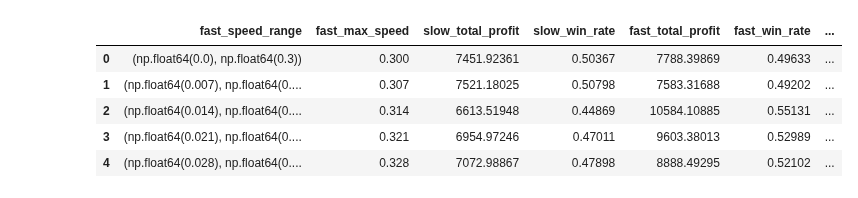
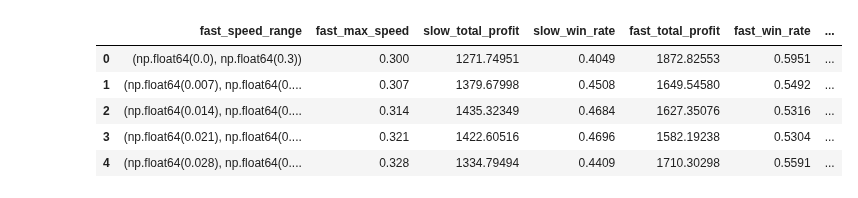
Before and after one commit to krzhang/camcos, a Jupyter notebook: simulations/builder_auctions/grid_strategy_speeds.ipynb, the cells around one changed output. Drawn from its saved outputs; the diff is of its cells as text; code cells hidden in the pictures.

```diff
--- a/simulations/builder_auctions/grid_strategy_speeds.ipynb
+++ b/simulations/builder_auctions/grid_strategy_speeds.ipynb
@@ -19,18 +19,29 @@ from player import RangePlayer
 EPSILON = 0.00001
 
 slow_speed = (0.0, 0.4)
-slow_mean = 0.9
+slow_mean = 0.7
 fast_mean = 0.7  # fixed to isolate speed effect
 
 starts = np.linspace(0, 0.7, 100)
 fast_speed_ranges = [(round(start, 3), round(start + 0.3, 3)) for start in starts]
 
-num_slow = 5
-num_fast = 5
-num_rounds = 216000
+num_slow = 1
+num_fast = 1
+num_rounds = 10000
 bid_range_width = 0.1
 # %%
 # --- Run Simulations ---
+
+def safe_divide(a, b):
+    return a / (b + 1e-9)
+
+def compute_profits(player_ids, profits, submit_bys, cutoff_time, winner):
+    for pid in player_ids:
+        if submit_bys[pid] < cutoff_time:
+            if winner and pid == winner[0]:
+                profits.append(winner[2])
+            else:
+                profits.append(0.0)
 
 results = []
 
@@ -39,10 +50,10 @@ for fast_speed in fast_speed_ranges:
 
     # Create slow (non-reactive) players
     for i in range(num_slow):
-        speed = (
-            random.uniform(*slow_speed),
-            random.uniform(*slow_speed)
-        )
+        lo = random.uniform(*slow_speed)
+        hi = random.uniform(*slow_speed)
+        speed = (min(lo, hi), max(lo, hi))
+
         bid_range = (
             slow_mean,
             bid_range_width
@@ -51,10 +62,9 @@ for fast_speed in fast_speed_ranges:
 
     # Create fast (reactive) players
     for i in range(num_slow, num_slow + num_fast):
-        speed = (
-            random.uniform(*fast_speed),
-            random.uniform(*fast_speed)
-        )
+        lo = random.uniform(*fast_speed)
+        hi = random.uniform(*fast_speed)
+        speed = (min(lo, hi), max(lo, hi))
         bid_range = (
             fast_mean,
             bid_range_width
@@ -74,22 +84,9 @@ for fast_speed in fast_speed_ranges:
         cutoff_time = r["cutoff_time"]
         submit_bys = r["submit_bys"]
         winner = r["winner"]
-        winning_id = winner[0] if winner else None
 
-        for pid in fast_ids:
-            if submit_bys[pid] < cutoff_time:
-                if pid == winning_id:
-                    fast_profits.append(winner[2])  # actual profit
-                else:
-                    fast_profits.append(0.0)  # submitted but lost
-            # skip if bid was late (missed cutoff)
-
-        for pid in slow_ids:
-            if submit_bys[pid] < cutoff_time:
-                if pid == winning_id:
-                    slow_profits.append(winner[2])
-                else:
-                    slow_profits.append(0.0)
+        compute_profits(fast_ids, fast_profits, submit_bys, cutoff_time, winner)
+        compute_profits(slow_ids, slow_profits, submit_bys, cutoff_time, winner)
 
 
     fast_wins = sum(1 for r in round_results
@@ -103,39 +100,46 @@ for fast_speed in fast_speed_ranges:
 
     total_fast_bids = total_fast_missed = total_slow_bids = total_slow_missed = 0
     for r in round_results:
         cutoff = r["cutoff_time"]
         submit_bys = r["submit_bys"]
         for pid in fast_ids:
             if submit_bys[pid] >= cutoff:
                 total_fast_missed += 1
             total_fast_bids += 1
         for pid in slow_ids:
             if submit_bys[pid] >= cutoff:
                 total_slow_missed += 1
             total_slow_bids += 1
 
+    fast_valid_bids = total_fast_bids - total_fast_missed
+    slow_valid_bids = total_slow_bids - total_slow_missed
+
     results.append({
         "fast_speed_range": fast_speed,
         "fast_max_speed": fast_speed[1],
         "slow_total_profit": round(sum(slow_profits), 5),
         "slow_win_rate": round(slow_wins / num_rounds, 5),
         "fast_total_profit": round(sum(fast_profits), 5),
         "fast_win_rate": round(fast_wins / num_rounds, 5),
         "fast_miss_rate": round(total_fast_missed / total_fast_bids, 5),
-        "slow_miss_rate": round(total_slow_missed / total_slow_bids, 5)
+        "slow_miss_rate": round(total_slow_missed / total_slow_bids, 5),
+        "fast_avg_profit_per_bid": round(safe_divide(sum(fast_profits), fast_valid_bids), 5),
+        "slow_avg_profit_per_bid": round(safe_divide(sum(slow_profits), slow_valid_bids), 5),
+        "fast_avg_profit_per_win": round(safe_divide(sum(fast_profits), fast_wins), 5),
+        "slow_avg_profit_per_win": round(safe_divide(sum(slow_profits), slow_wins), 5)
     })
 
 df = pd.DataFrame(results)
 df["fast_speed_range"] = df["fast_speed_range"].astype(str)
 df.to_csv("speed_grid__speeds_results.csv", index=False)
 df.head()
 # %% [output]
 |  | fast_speed_range | fast_max_speed | slow_total_profit | slow_win_rate | fast_total_profit | fast_win_rate | ... |
-| 0 | (np.float64(0.0), np.float64(0.3)) | 0.300 | 7451.92361 | 0.50367 | 7788.39869 | 0.49633 | ... |
-| 1 | (np.float64(0.007), np.float64(0.... | 0.307 | 7521.18025 | 0.50798 | 7583.31688 | 0.49202 | ... |
-| 2 | (np.float64(0.014), np.float64(0.... | 0.314 | 6613.51948 | 0.44869 | 10584.10885 | 0.55131 | ... |
-| 3 | (np.float64(0.021), np.float64(0.... | 0.321 | 6954.97246 | 0.47011 | 9603.38013 | 0.52989 | ... |
-| 4 | (np.float64(0.028), np.float64(0.... | 0.328 | 7072.98867 | 0.47898 | 8888.49295 | 0.52102 | ... |
+| 0 | (np.float64(0.0), np.float64(0.3)) | 0.300 | 1271.74951 | 0.4049 | 1872.82553 | 0.5951 | ... |
+| 1 | (np.float64(0.007), np.float64(0.... | 0.307 | 1379.67998 | 0.4508 | 1649.54580 | 0.5492 | ... |
+| 2 | (np.float64(0.014), np.float64(0.... | 0.314 | 1435.32349 | 0.4684 | 1627.35076 | 0.5316 | ... |
+| 3 | (np.float64(0.021), np.float64(0.... | 0.321 | 1422.60516 | 0.4696 | 1582.19238 | 0.5304 | ... |
+| 4 | (np.float64(0.028), np.float64(0.... | 0.328 | 1334.79494 | 0.4409 | 1710.30298 | 0.5591 | ... |
 # %%
 profit_df = pd.concat([
     df[["fast_max_speed", "slow_total_profit"]].rename(columns={"slow_total_profit": "total_profit"}).assign(player_type="Non Reactive"),
```
Also changed, not shown: parts of 5 cells of this notebook.
